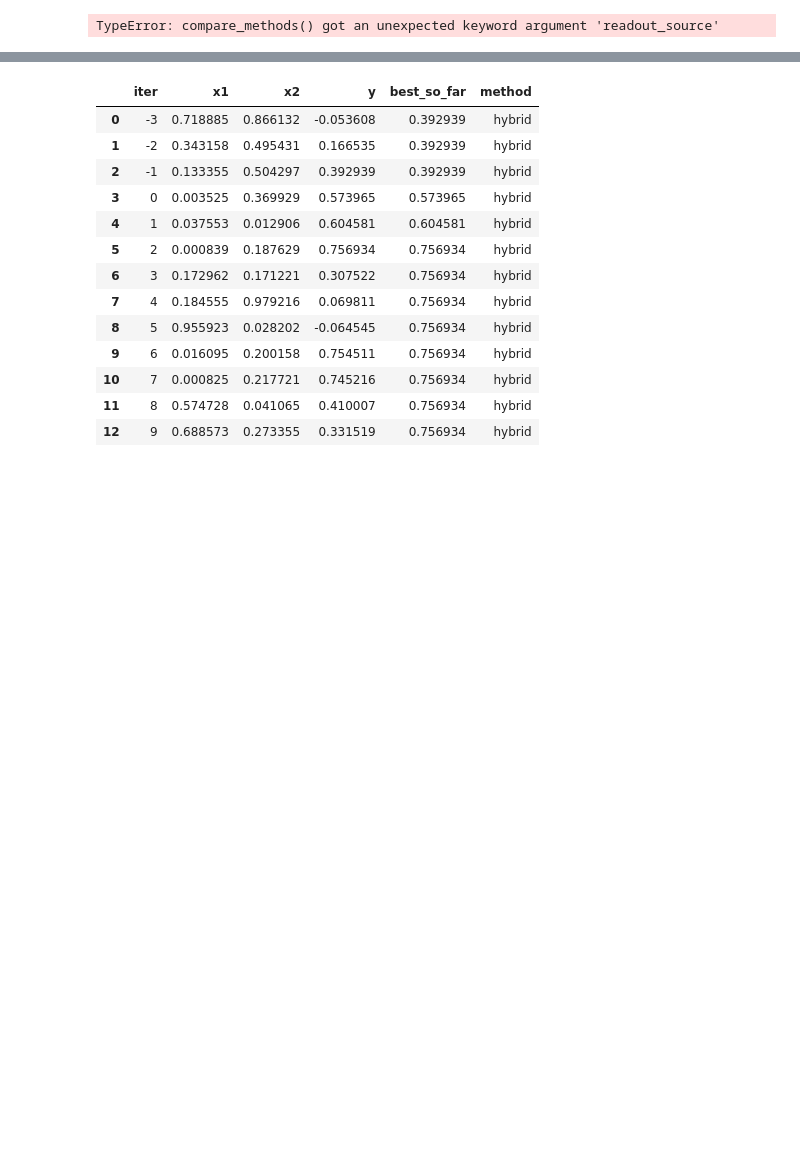
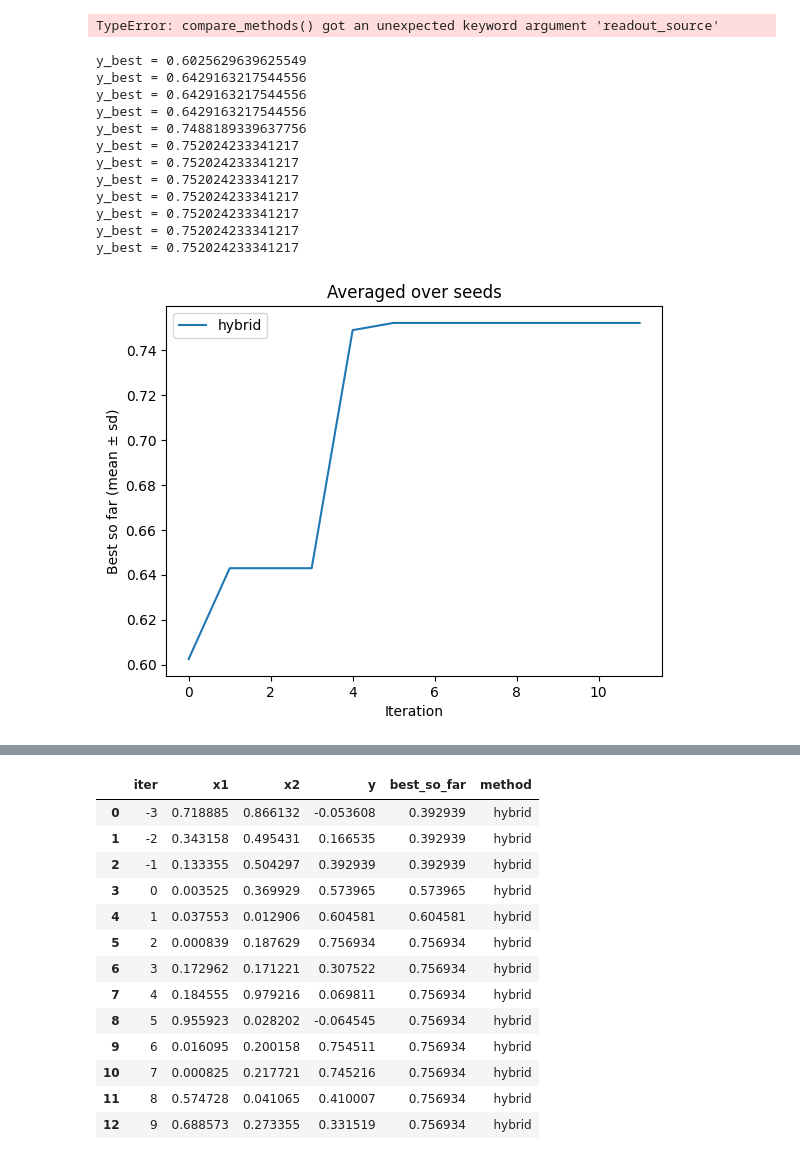
Before and after one commit to armtfgh/POLARIS-Project-, a Jupyter notebook: Franke Surface/dynamic_new.ipynb, the cells around one changed output, grey strips where cells are left out. Cells and saved outputs as stored; diff of their text form; code cells hidden in the pictures; blank space fills up the shorter version.

```diff
--- a/Franke Surface/dynamic_new.ipynb
+++ b/Franke Surface/dynamic_new.ipynb
@@ -304,4 +377,28 @@ hist = compare_methods(n_init=3, n_iter=10, seed=769,repeats=3,obj=franke_hard_t
 plot_runs_mean(hist)
 # %% [output]
 TypeError: compare_methods() got an unexpected keyword argument 'readout_source'
+# %%
+flat_llm = run_hybrid(
+    n_init=1, n_iter=12, seed=34,
+    obj=franke_hard_torch,
+    readout_source="flat",     # <- enables LLM-built priors
+    use_controller_anchors=False,
+    model = "gpt-4o-mini",
+    debug_llm=True            # <- prints LLM explanation summaries
+)
+plot_runs_mean(flat_llm)
+# %% [output]
+y_best = 0.6025629639625549
+y_best = 0.6429163217544556
+y_best = 0.6429163217544556
+y_best = 0.6429163217544556
+y_best = 0.7488189339637756
+y_best = 0.752024233341217
+y_best = 0.752024233341217
+y_best = 0.752024233341217
+y_best = 0.752024233341217
+y_best = 0.752024233341217
+y_best = 0.752024233341217
+y_best = 0.752024233341217
+[figure, added]
 # %%
```
Also changed, not shown: parts of 3 cells of this notebook, 2 other files.
